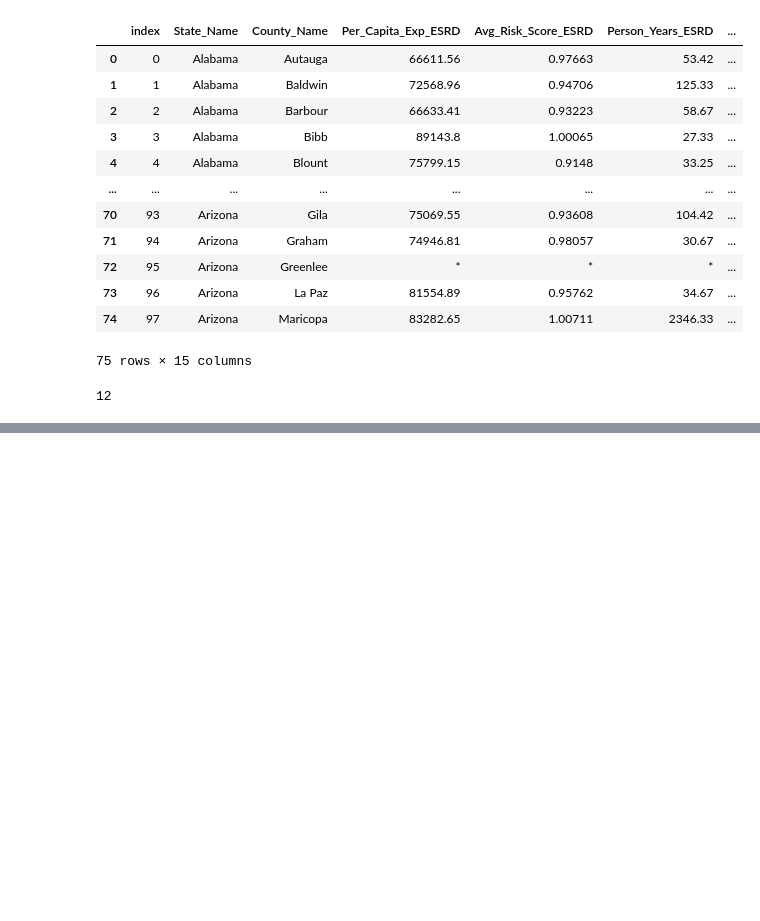
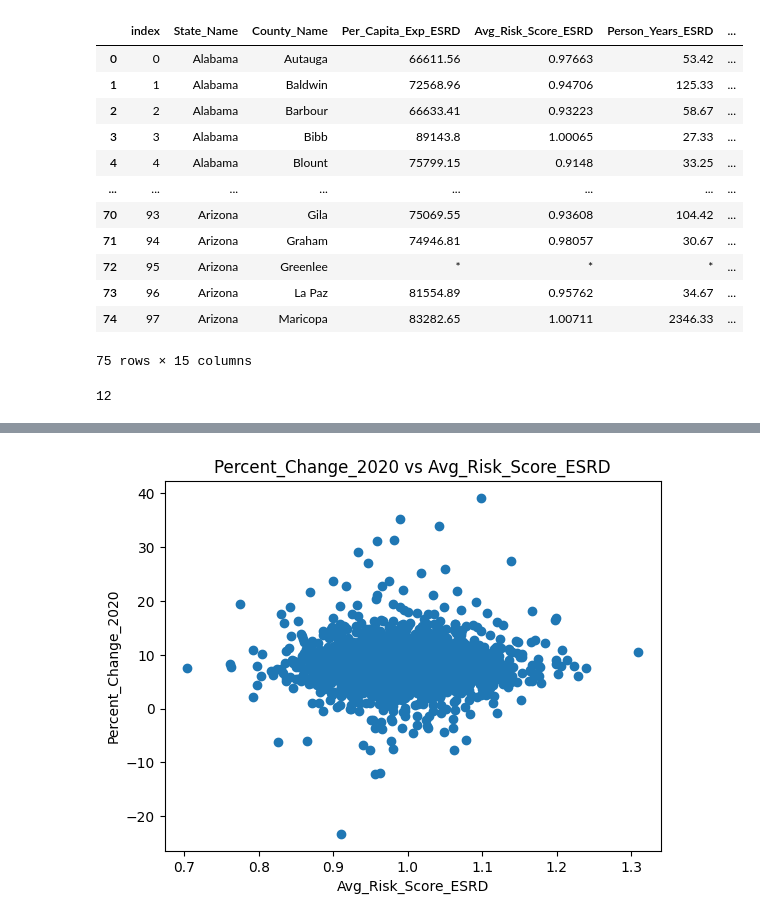
Before and after one commit to AdvaySingh1/Income-Elasticity-Analysis, a Jupyter notebook: Elasticity-Analysis.ipynb, the cells around one changed output, grey strips where cells are left out. Drawn from its saved outputs; the diff is of its cells as text; code cells hidden in the pictures; blank space fills up the shorter version.

```diff
--- a/Elasticity-Analysis.ipynb
+++ b/Elasticity-Analysis.ipynb
@@ -180,0 +212,23 @@ AttributeError: module 'matplotlib' has no attribute 'xlabel'
+# %%
+#impact of average risk score of End Stage Renal Disease
+df_Avg_Risk_Score_ESRD = df.copy()
+# remove asticks
+for i in range(len(df_Avg_Risk_Score_ESRD)):
+    if df_Avg_Risk_Score_ESRD.loc[i, 'Avg_Risk_Score_ESRD'] == '*' or df_Avg_Risk_Score_ESRD.loc[i, 'Per_Capita_Exp_ESRD'] == '.':
+        df_Avg_Risk_Score_ESRD = df_Avg_Risk_Score_ESRD.drop(i)
+lst_percent_changes = []
+for val in df_Avg_Risk_Score_ESRD.Percent_Change_2020:
+    lst_percent_changes.append(float(val))
+
+y = np.array(lst_percent_changes)
+lst_vals = []
+for val in df_Avg_Risk_Score_ESRD.Avg_Risk_Score_ESRD:
+    lst_vals.append(float(val))
+x = np.array(lst_vals)
+plt.scatter(x, y)
+plt.title('Percent_Change_2020 vs Avg_Risk_Score_ESRD')
+plt.xlabel('Avg_Risk_Score_ESRD')
+plt.ylabel('Percent_Change_2020')
+plt.show()
+# %% [output]
+[figure, added]
```
Also changed, not shown: parts of 12 cells of this notebook, 1 other file.
